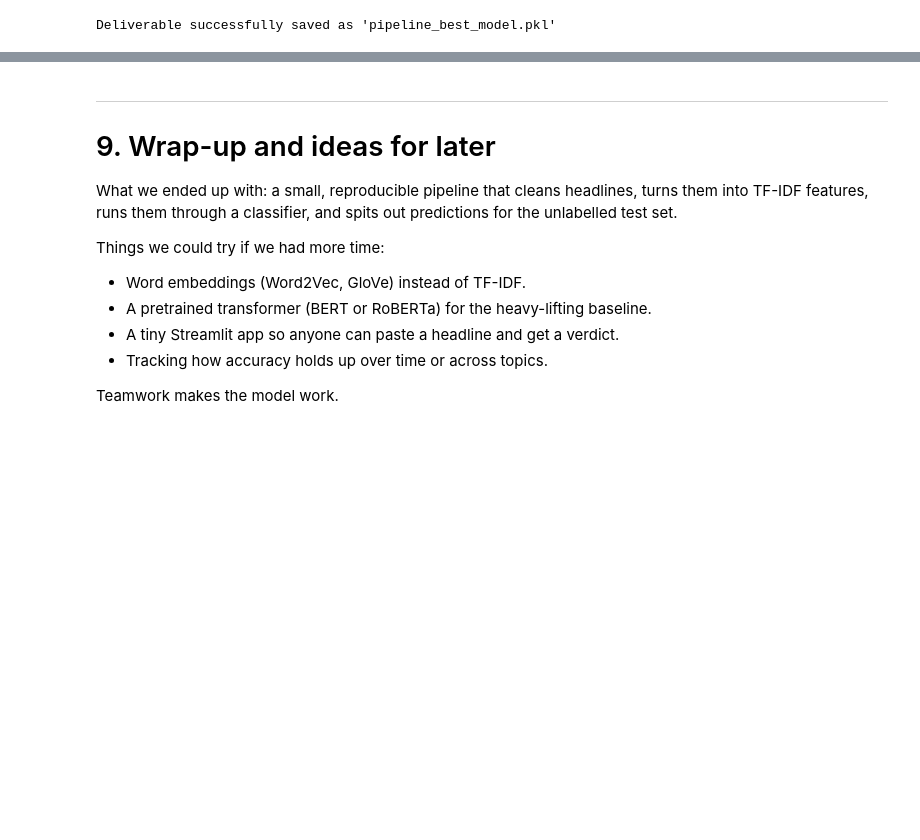
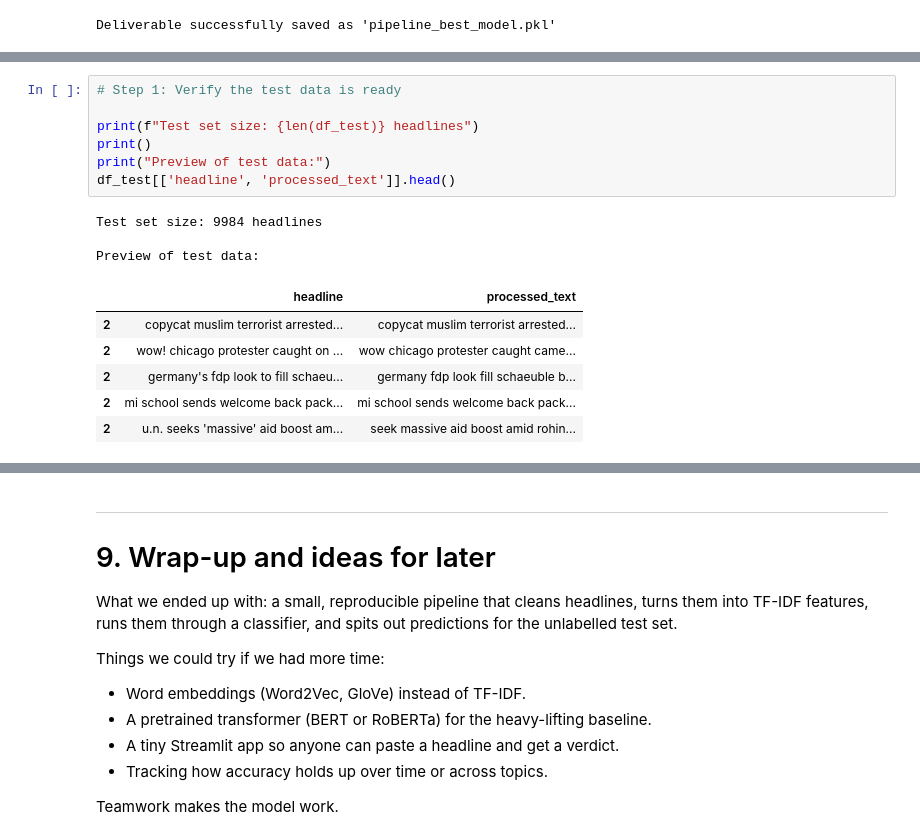
Before and after one commit to sabeurzarai/fake-news-detection-nlp, a Jupyter notebook: main.ipynb, the cells around one changed output, grey strips where cells are left out. Cells and saved outputs as stored; diff of their text form; blank space fills up the shorter version.

```diff
--- a/main.ipynb
+++ b/main.ipynb
@@ -430,0 +498,17 @@ What we hand in at the end:
+# %%
+# Step 1: Verify the test data is ready
+
+print(f"Test set size: {len(df_test)} headlines")
+print()
+print("Preview of test data:")
+df_test[['headline', 'processed_text']].head()
+# %% [output]
+Test set size: 9984 headlines
+
+Preview of test data:
+|  | headline | processed_text |
+| 2 | copycat muslim terrorist arrested... | copycat muslim terrorist arrested... |
+| 2 | wow! chicago protester caught on ... | wow chicago protester caught came... |
+| 2 | germany's fdp look to fill schaeu... | germany fdp look fill schaeuble b... |
+| 2 | mi school sends welcome back pack... | mi school sends welcome back pack... |
+| 2 | u.n. seeks 'massive' aid boost am... | seek massive aid boost amid rohin... |
```
Also changed, not shown: parts of 44 cells of this notebook, 1 other file.
